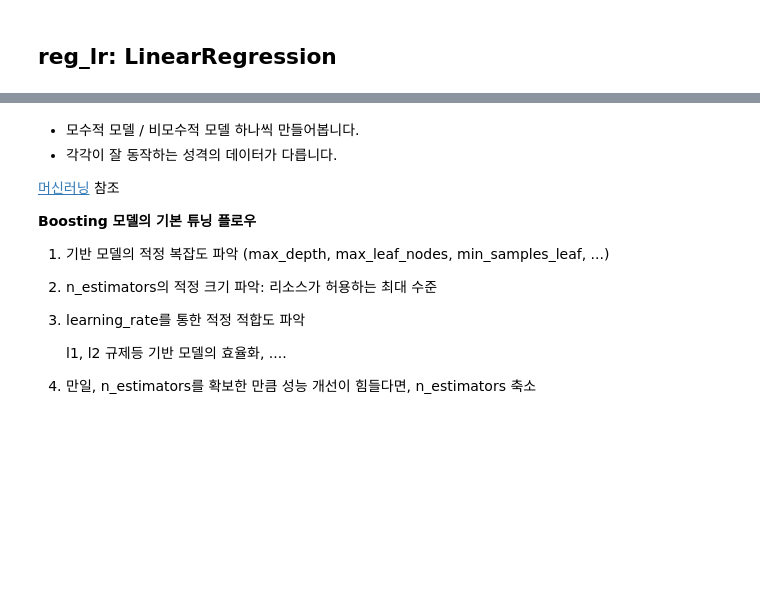
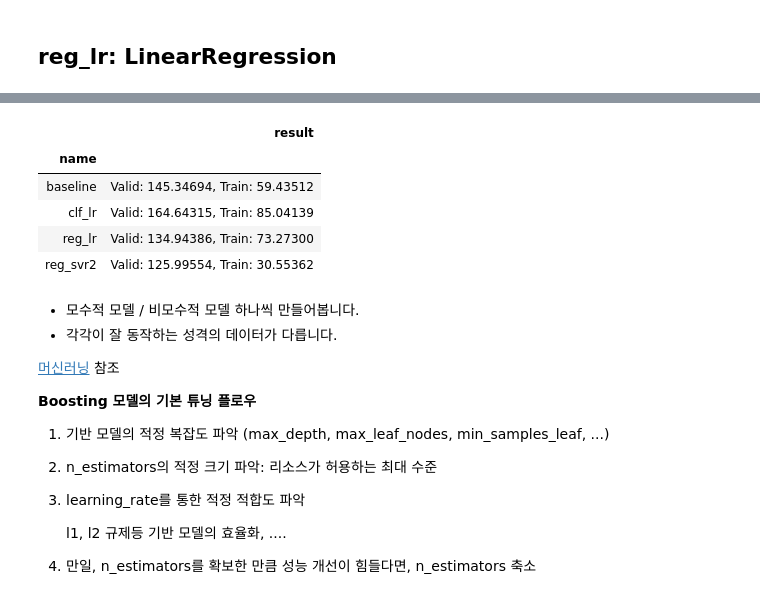
Before and after one commit to sunkusun9/DS_lv3_2605, a Jupyter notebook: sec_ds_lv3_prob3_kaggle.ipynb, the cells around one changed output, grey strips where cells are left out. Saved outputs shown, nothing was run; the diff lists cells and outputs as text; code cells hidden in the pictures; blank space fills up the shorter version.

```diff
--- a/sec_ds_lv3_prob3_kaggle.ipynb
+++ b/sec_ds_lv3_prob3_kaggle.ipynb
@@ -374,3 +426,21 @@ print("자가 채점: {}".format(mean_absolute_error(s_kaggle_ans, prd)))
+# %%
+from sklearn.preprocessing import PolynomialFeatures
+ct = ColumnTransformer([
+    ('std', make_pipeline(StandardScaler(), PolynomialFeatures(2, include_bias=False)),
+         ['TotalHour'] + ['lag_{}'.format(i) for i in range(1, 7)]
+    ),
+    ('ohe', OneHotEncoder(categories='auto'), ['DayName']),
+    ('pt', 'passthrough', ['AM'])
+])
+reg_lr = make_pipeline(ct, LinearRegression())
+eval_model('reg_lr', reg_lr)
+# %% [output]
+|  | result |
+| name |  |
+| baseline | Valid: 145.34694, Train: 59.43512 |
+| clf_lr | Valid: 164.64315, Train: 85.04139 |
+| reg_lr | Valid: 134.94386, Train: 73.27300 |
+| reg_svr2 | Valid: 125.99554, Train: 30.55362 |
 # %% [markdown]
 - 모수적 모델 / 비모수적 모델 하나씩 만들어봅니다.
 - 각각이 잘 동작하는 성격의 데이터가 다릅니다.
```
Also changed, not shown: parts of 5 cells of this notebook.
